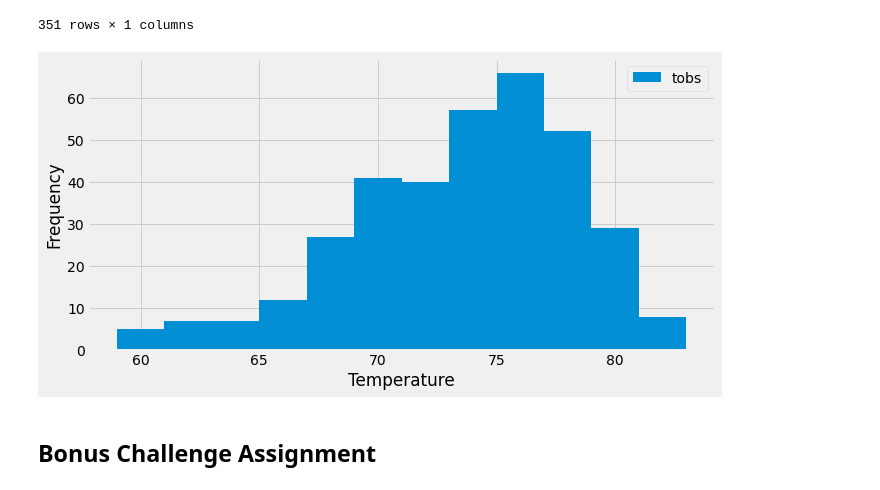
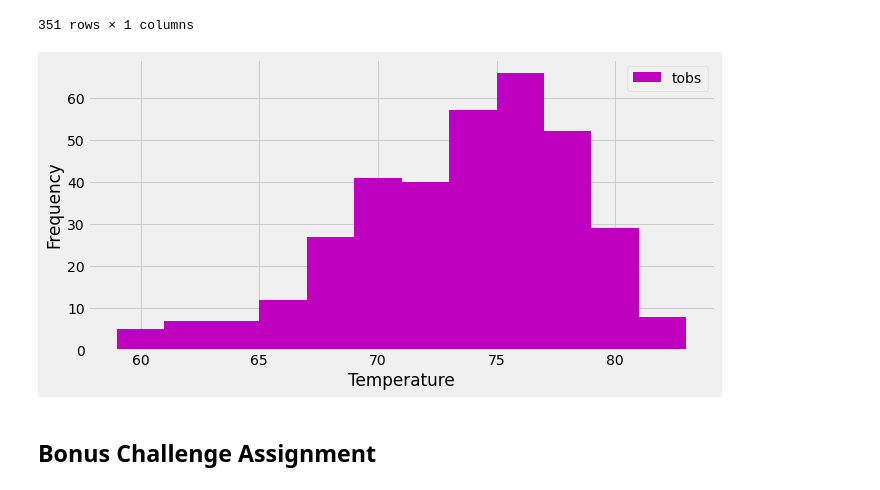
Before and after one commit to SoniMohandas/sqlalchemy-challenge, a Jupyter notebook: climate_starter.ipynb, the cells around one changed output. Drawn from its saved outputs; the diff is of its cells as text; code cells hidden in the pictures.

```diff
--- a/climate_starter.ipynb
+++ b/climate_starter.ipynb
@@ -215,14 +204,14 @@ twelve_month_tobs
 # %%
 # Histogram of one year temperature of station "USC00519281"
 fig, ax = plt.subplots(figsize=(10,5))
-ax.hist(twelve_month_tobs, bins=12)
+ax.hist(twelve_month_tobs, bins=12, color='m')
 ax.set_xlabel("Temperature")
 ax.set_ylabel("Frequency")
 ax.legend(["tobs"])
 plt.show()
 fig.savefig('tobs.png')
 # %% [output]
-[figure, old version]
+[figure, new version]
 # %% [markdown]
 ## Bonus Challenge Assignment
 # %%
```
Also changed, not shown: parts of 7 cells of this notebook, 2 other files.
